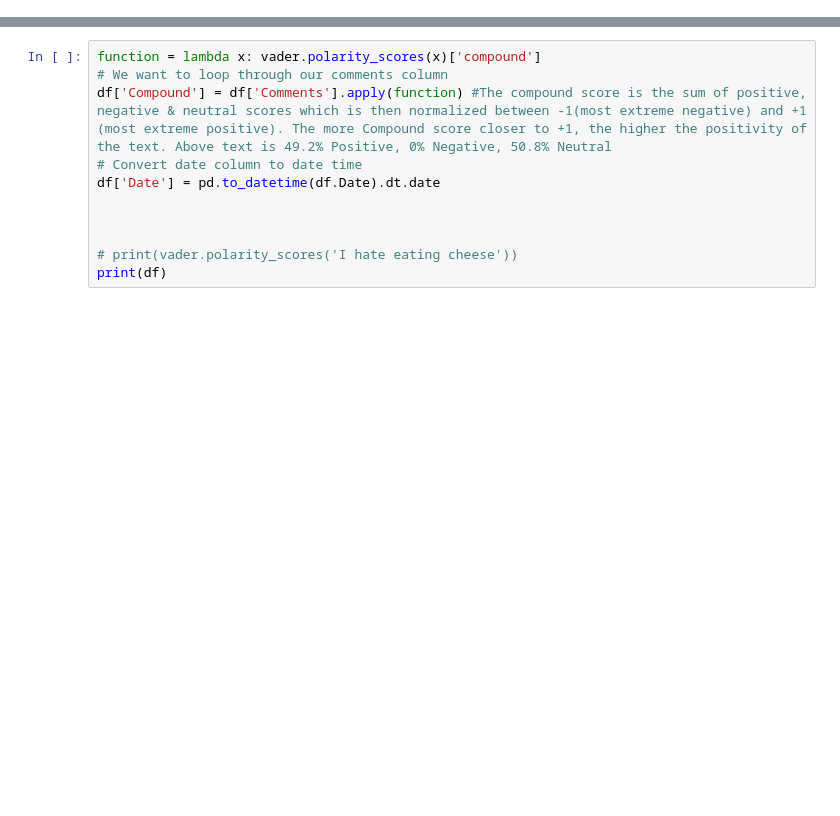
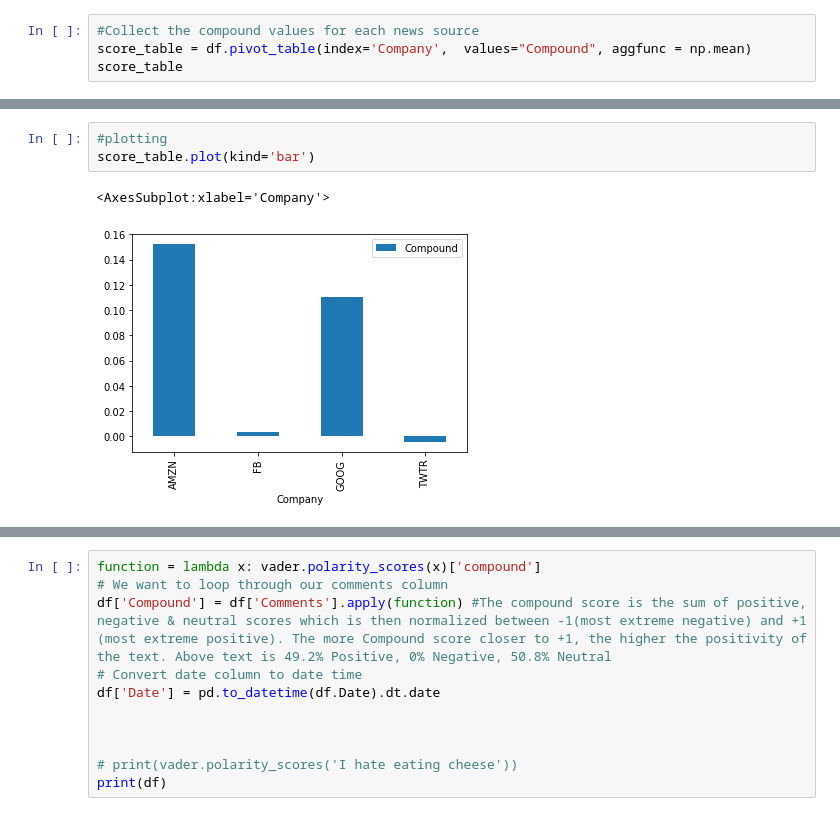
Before and after one commit to Isheanesu29/extralessons, a Jupyter notebook: text analysis/Stock_market_sentimental.ipynb, the cells around one changed output, grey strips where cells are left out. Saved outputs shown, nothing was run; the diff lists cells and outputs as text; blank space fills up the shorter version.

```diff
--- a/text analysis/Stock_market_sentimental.ipynb
+++ b/text analysis/Stock_market_sentimental.ipynb
@@ -47,0 +202,4 @@ vader = SentimentIntensityAnalyzer()
+# %%
+#Collect the compound values for each news source
+score_table = df.pivot_table(index='Company',  values="Compound", aggfunc = np.mean)
+score_table
@@ -47,0 +213,6 @@ vader = SentimentIntensityAnalyzer()
+# %%
+#plotting
+score_table.plot(kind='bar')
+# %% [output]
+<AxesSubplot:xlabel='Company'>
+[figure, added]
```
Also changed, not shown: parts of 40 cells of this notebook, 8 other files.
